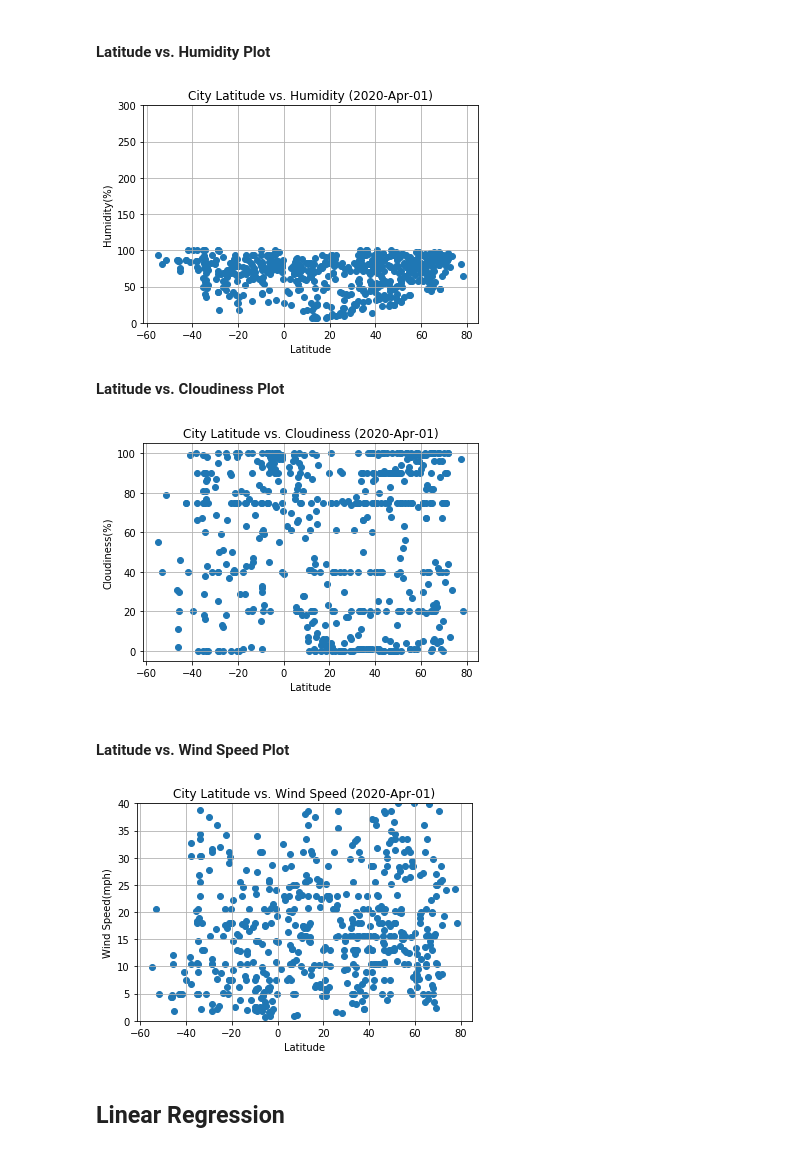
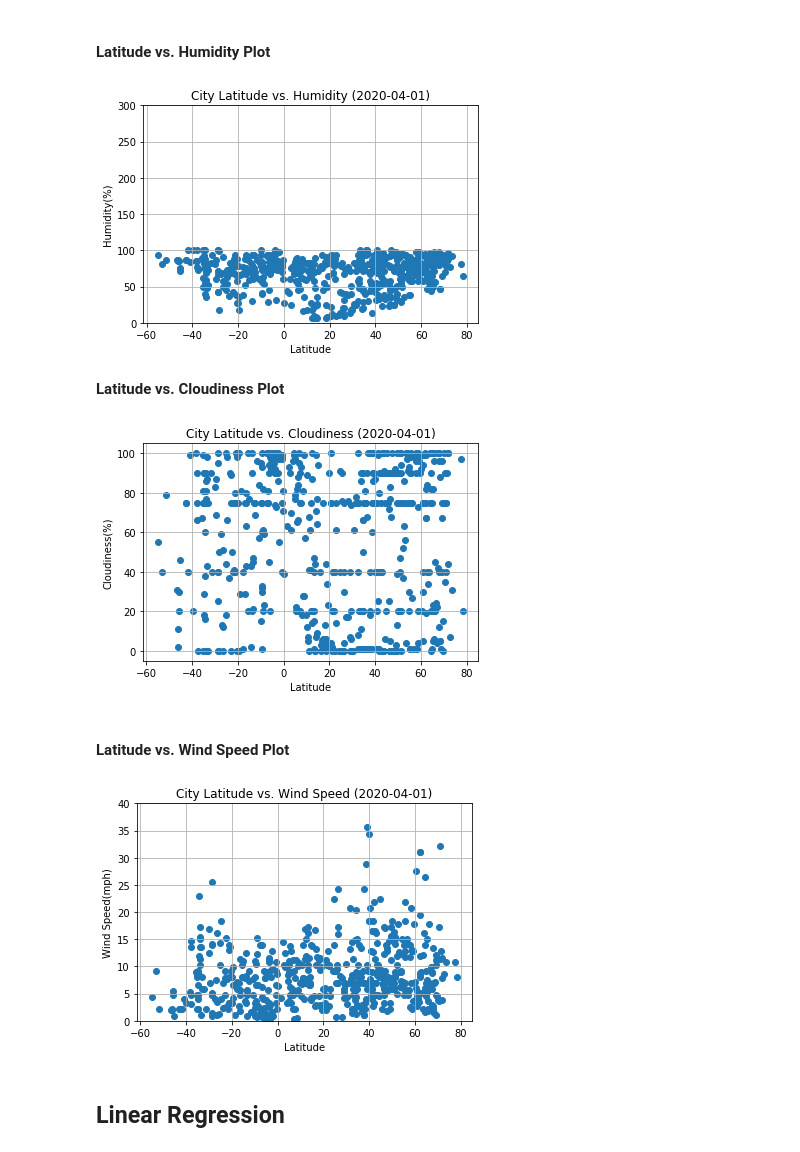
Before and after one commit to moz5691/python-api-challenge, a Jupyter notebook: WeatherPy/WeatherPy.ipynb, the cells around one changed output. Cells and saved outputs as stored; diff of their text form; code cells hidden in the pictures.

Commit message:
date bug fix

```diff
--- a/WeatherPy/WeatherPy.ipynb
+++ b/WeatherPy/WeatherPy.ipynb
@@ -171,3 +171,8 @@ dtype: int64
 | 2 | San Cristobal | 75 | VE | 2020-04-01 | 88 | 7.77 | -72.22 | 77.000 | 2.236940 |
 | 3 | Marzuq | 9 | YE | 2020-04-01 | 26 | 14.40 | 46.47 | 87.710 | 13.958506 |
 | 4 | Yinchuan | 60 | CN | 2020-04-01 | 13 | 38.47 | 106.27 | 41.000 | 4.004123 |
+# %%
+# read it back from stored dataset.
+df = pd.read_csv(output_data_file)
+df.head()
+df.dtypes
@@ -182,9 +198,8 @@ def draw_scatter(x_data, y_data, date, title, xlabel, ylabel, savefn, ylimit=Non
     fig, ax = plt.subplots()
     x = x_data
     y = y_data
-    date_formatted = date.strftime("%Y-%b-%d")
     ax.scatter(x,y)
-    ax.set_title(f"{title} ({date_formatted})")
+    ax.set_title(f"{title} ({date})")
     ax.set_xlabel(xlabel)
     ax.set_ylabel(ylabel)
     ax.set_ylim(ylimit)
@@ -205,7 +220,7 @@ y = df['Humidity']
 date = df['Date'][0]
 draw_scatter(x, y, date, 'City Latitude vs. Humidity', 'Latitude', 'Humidity(%)', "./output_data/fig2.png", (0,300))
 # %% [output]
-[figure, old version]
+[figure, new version]
 # %% [markdown]
 **Latitude vs. Cloudiness Plot**
 # %%
@@ -214,16 +229,16 @@ y = df['Cloudiness']
 date = df['Date'][0]
 draw_scatter(x, y, date, 'City Latitude vs. Cloudiness', 'Latitude', 'Cloudiness(%)', "./output_data/fig3.png")
 # %% [output]
-[figure, old version]
+[figure, new version]
 # %% [markdown]
 #### Latitude vs. Wind Speed Plot
 # %%
 x = df['Lat']
-y = df['Wind Speed'].apply(mps_to_mph)
+y = df['Wind Speed']
 date = df['Date'][0]
 draw_scatter(x, y, date, 'City Latitude vs. Wind Speed', 'Latitude', 'Wind Speed(mph)', "./output_data/fig4.png", (0,40))
 # %% [output]
-[figure, old version]
+[figure, new version]
 # %% [markdown]
 ## Linear Regression
 # %%
```
Also changed, not shown: parts of 11 cells of this notebook, 17 other files.
